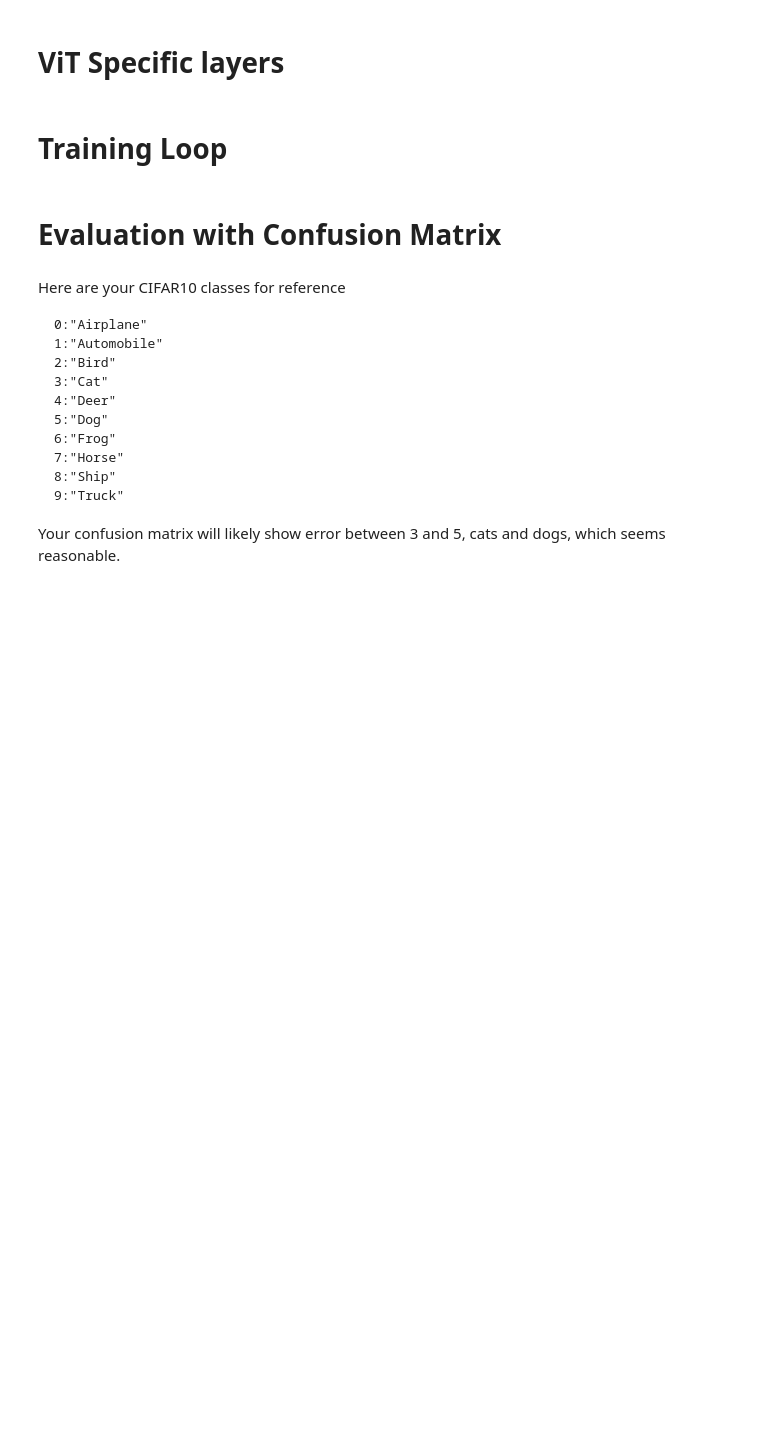
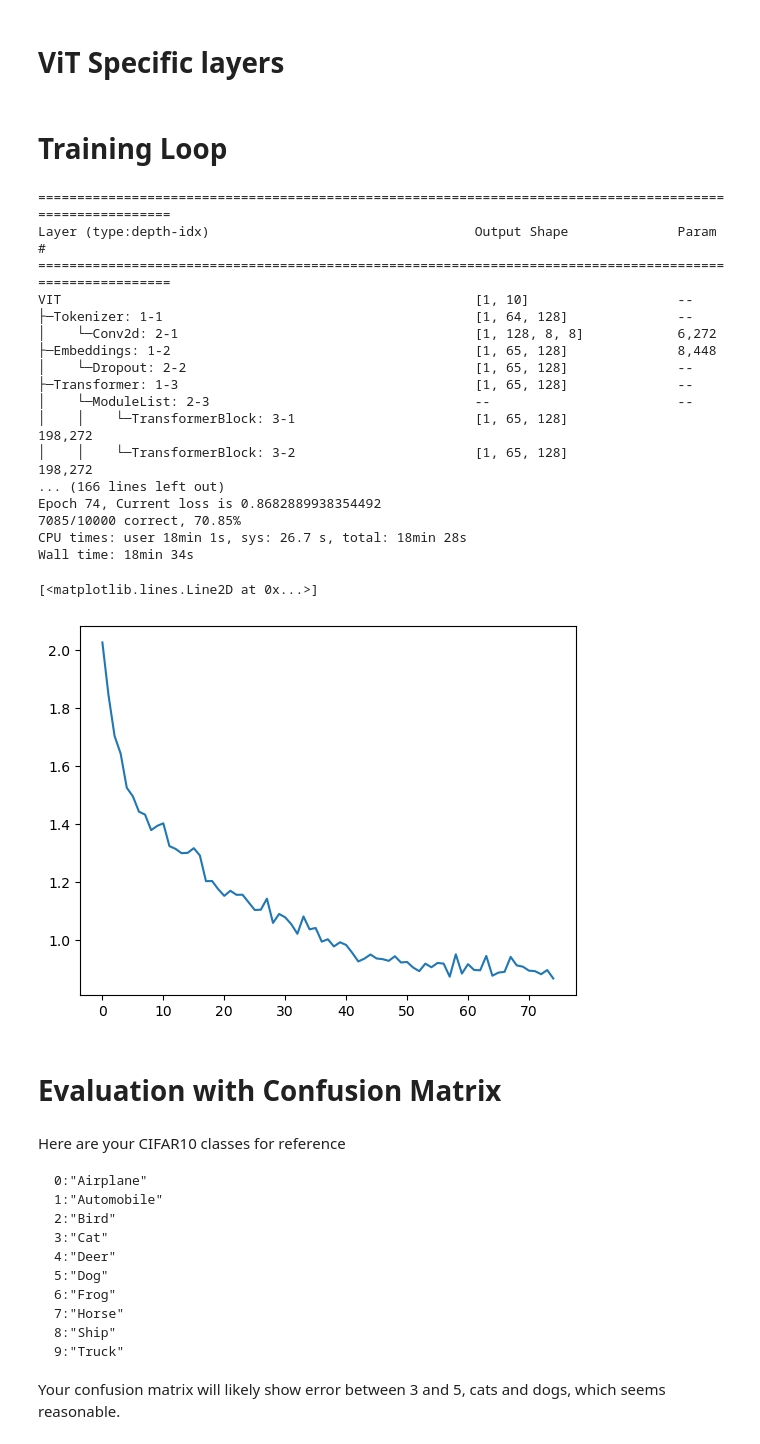
Before and after one commit to kyflores/ml-ks, a Jupyter notebook: minivit_custom_nn.ipynb, the cells around one changed output. Cells and saved outputs as stored; diff of their text form; code cells hidden in the pictures; blank space fills up the shorter version.

```diff
--- a/minivit_custom_nn.ipynb
+++ b/minivit_custom_nn.ipynb
@@ -266,7 +276,8 @@ try:
 except ImportError:
     print("torchinfo isn't installed. Try `pip install torchinfo` to see a summary of the model shapes and param counts")
 
-epochs = 100
+# Anecdotally the model stops improving at around 72%, 75 epochs is usually enough to get there.
+epochs = 75
 optimizer = torch.optim.AdamW(vit.parameters(), lr=1e-3, weight_decay=1e-2)
 
 lossfn = nn.CrossEntropyLoss()
@@ -284,33 +295,53 @@ for epoch in range(epochs):
         # If you're wondering why there's no (Log)SoftMax here or in the network, it's because
         # PyTorch does it for you inside the CrossEntropyLoss operation.
         loss = lossfn(outs, targets)
         loss.backward()
         optimizer.step()
 
     losses = []
     vit.eval() # Certain layers like dropout behave differently during evaluation vs training.
     correct = 0
     total = len(cifar_eval)
     for i, (images, target) in enumerate(val_loader):
         with torch.no_grad():
             images = images.float().to(device)
             targets = target.to(device)
             outs  = vit(images)
             loss = lossfn(outs, targets)
             losses.append(loss)
             for x in range(outs.shape[0]):
                 preds = F.softmax(outs, dim=1)
                 cls = preds[x].argmax()
                 lbl = targets[x]
                 if cls == lbl:
                     correct += 1
 
     epoch_loss = torch.Tensor(losses).mean().item()
     print("Epoch {}, Current loss is {}".format(epoch, epoch_loss))
     print("{}/{} correct, {:.2f}%".format(correct, total, 100*correct/total))
     loss_plot.append(epoch_loss)
 
 plt.plot(loss_plot)
+# %% [output]
+=========================================================================================================
+Layer (type:depth-idx)                                  Output Shape              Param #
+=========================================================================================================
+VIT                                                     [1, 10]                   --
+├─Tokenizer: 1-1                                        [1, 64, 128]              --
+│    └─Conv2d: 2-1                                      [1, 128, 8, 8]            6,272
+├─Embeddings: 1-2                                       [1, 65, 128]              8,448
+│    └─Dropout: 2-2                                     [1, 65, 128]              --
+├─Transformer: 1-3                                      [1, 65, 128]              --
+│    └─ModuleList: 2-3                                  --                        --
+│    │    └─TransformerBlock: 3-1                       [1, 65, 128]              198,272
+│    │    └─TransformerBlock: 3-2                       [1, 65, 128]              198,272
+... (166 lines left out)
+Epoch 74, Current loss is 0.8682889938354492
+7085/10000 correct, 70.85%
+CPU times: user 18min 1s, sys: 26.7 s, total: 18min 28s
+Wall time: 18min 34s
+[<matplotlib.lines.Line2D at 0x...>]
+[figure, added]
 # %% [markdown]
 # Evaluation with Confusion Matrix
 # %% [markdown]
```
Also changed, not shown: parts of 13 cells of this notebook, 1 other file.
